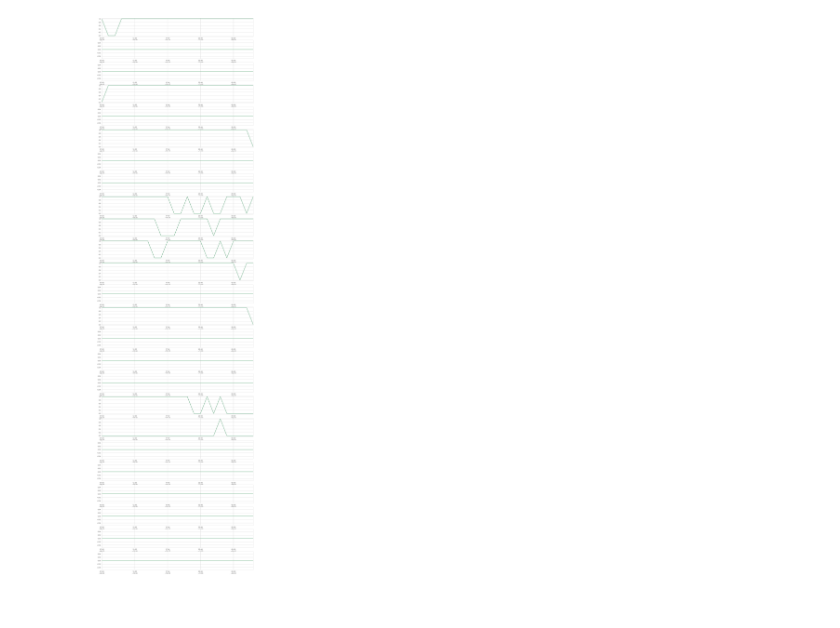
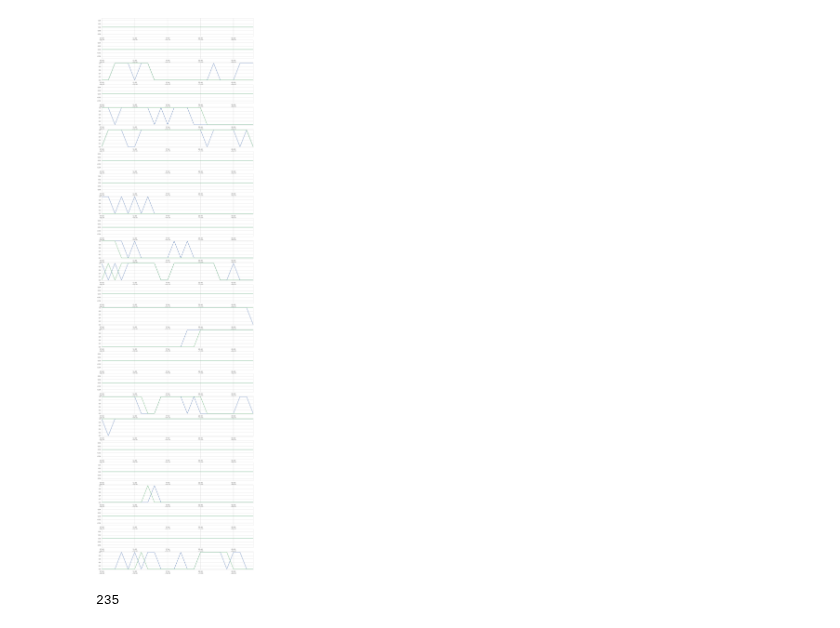
Before and after one commit to junwoopark92/2018-Posco-AI-Challenge, a Jupyter notebook: Task2_forecast_swell/jw/show_submission_plot.ipynb, the cells around one changed output. Drawn from its saved outputs; the diff is of its cells as text; code cells hidden in the pictures.

Commit message:
add last submission

```diff
--- a/Task2_forecast_swell/jw/show_submission_plot.ipynb
+++ b/Task2_forecast_swell/jw/show_submission_plot.ipynb
@@ -6,20 +6,27 @@ matplotlib.rc('font', family='AppleGothic')
 
 plt.rcParams["figure.figsize"] = (20,75)
 # %%
-df = pd.read_excel('../../submission/2차/과제2_2차제출/(과제2)결과 제출 양식_수정_ttukbaegi3_v2.xlsx',skiprows=2)
+df2 = pd.read_excel('../../submission/2차/과제2_2차제출/(과제2)결과 제출 양식_수정_ttukbaegi3_v2.xlsx',skiprows=2)
+df2.set_index(df2.columns[0],inplace=True)
+
+
+df = pd.read_excel('../../submission/1차/(과제2) 결과 제출 양식_수정_ttukbaegi3.xlsx',skiprows=2)
 df.set_index(df.columns[0],inplace=True)
 
-df2 = pd.read_excel('../../submission/2차/과제2_2차제출 2/(과제2)결과 제출 양식_수정_ttukbaegi3_v2.xlsx',skiprows=2)
-df2.set_index(df2.columns[0],inplace=True)
 
-# df2 = pd.read_excel('../../submission/1차/(과제2) 결과 제출 양식_수정_ttukbaegi3.xlsx',skiprows=2)
-# df2.set_index(df2.columns[0],inplace=True)
+df3 = pd.read_excel('../../submission/3차/(과제2)결과 제출 양식_수정_ttukbaegi3_v3.xlsx',skiprows=2)
+df3.set_index(df3.columns[0],inplace=True)
 # %%
 index = 0
 for i in range(25):
     index = i*24
     plt.subplot(25,1,i+1)
     df.T[df.T.columns[i]].plot()
-    df2.T[df2.T.columns[i]].plot()
+    #df2.T[df2.T.columns[i]].plot()
+    df3.T[df3.T.columns[i]].plot()
 # %% [output]
-[figure, old version]
+[figure, new version]
+# %%
+np.sum(df3.values)
+# %% [output]
+235
```
Also changed, not shown: 1 other file.
